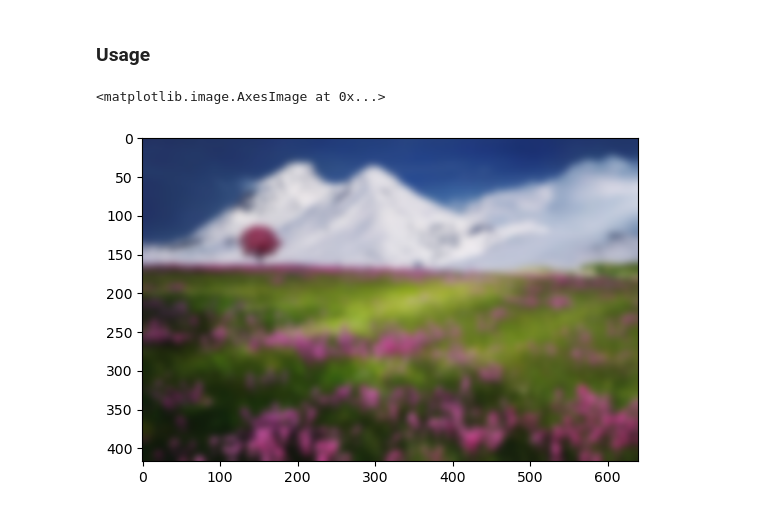
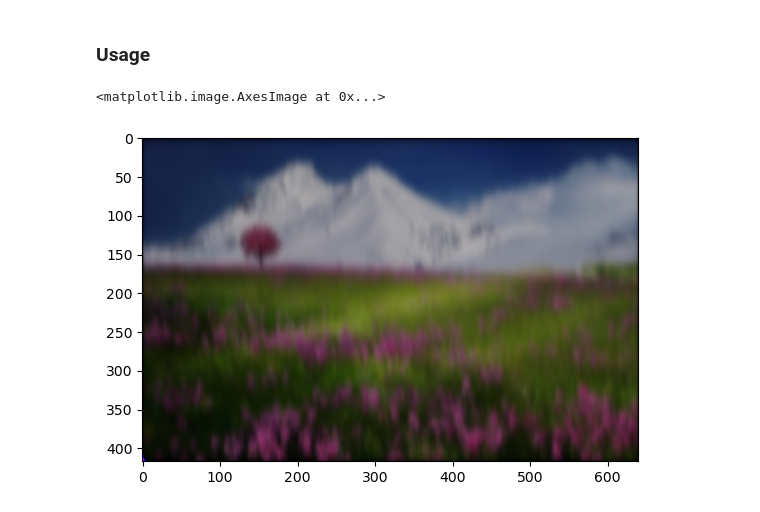
Before and after one commit to hlakams/dreamy-blur, a Jupyter notebook: camera_blurring.ipynb, the cells around one changed output. Saved outputs shown, nothing was run; the diff lists cells and outputs as text; code cells hidden in the pictures.

Commit message:
moffat blur works, tweaking params

```diff
--- a/camera_blurring.ipynb
+++ b/camera_blurring.ipynb
@@ -58,17 +54,23 @@ moffat_layer_scaled = moffat_layer / np.amax(moffat_layer)
+# %%
+moffat_layer = moffat_blur(30, 30, 15, 15, 13, 4, 3, 3)
+# %%
+moffat_layer_scaled = moffat_layer * 0.01
 # %%
 x_copy = np.zeros((img_x, img_y, 3))
 
-kernel = np.outer(signal.windows.gaussian(1, 10),
+# kernel = np.outer(signal.windows.gaussian(1, 10),
 
-                  signal.windows.gaussian(1, 10))
+#                   signal.windows.gaussian(1, 10))
 
-# for z in range(3):
+for z in range(3):
     # x_copy[:,:,z] = np.uint8(img[:,:,z] + moffat_layer_scaled)
-    # x_copy[:,:,z] = signal.fftconvolve(img[:,:,z], kernel, mode='same')
-x_copy = gaussian_filter(img, sigma=(5,5,0))
+    x_copy[:,:,z] = signal.fftconvolve(img[:,:,z], moffat_layer_scaled, mode='same')
+# x_copy = gaussian_filter(img, sigma=(3,3,0))
+# x_copy
 # %%
-plt.imshow(x_copy)
+plt.imshow(img)
+plt.imshow(np.uint8(x_copy + 2555))
 # plt.imshow(moffat_layer)
 # %% [output]
 <matplotlib.image.AxesImage at 0x...>
-[figure, old version]
+[figure, new version]
```
Also changed, not shown: parts of 2 cells of this notebook.
